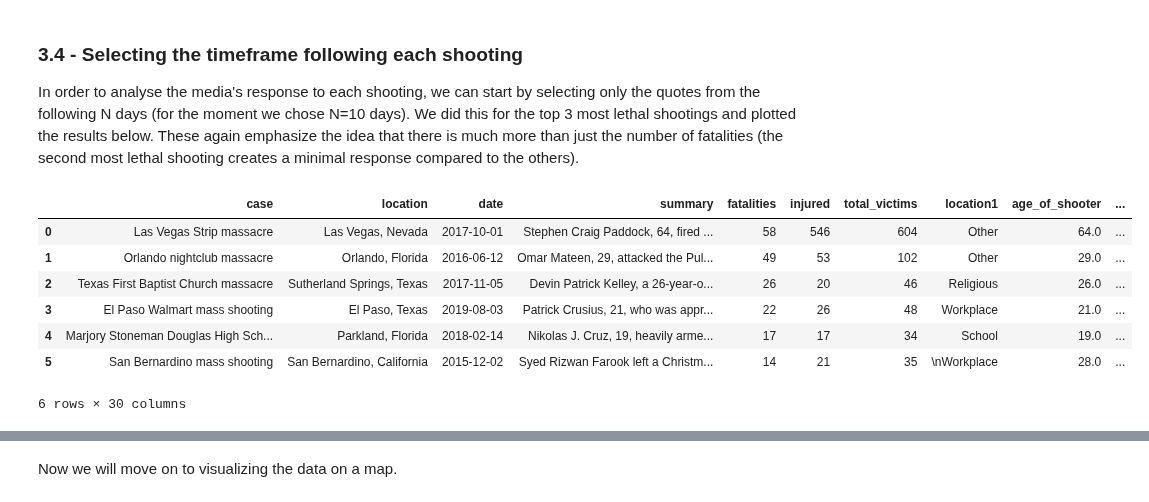
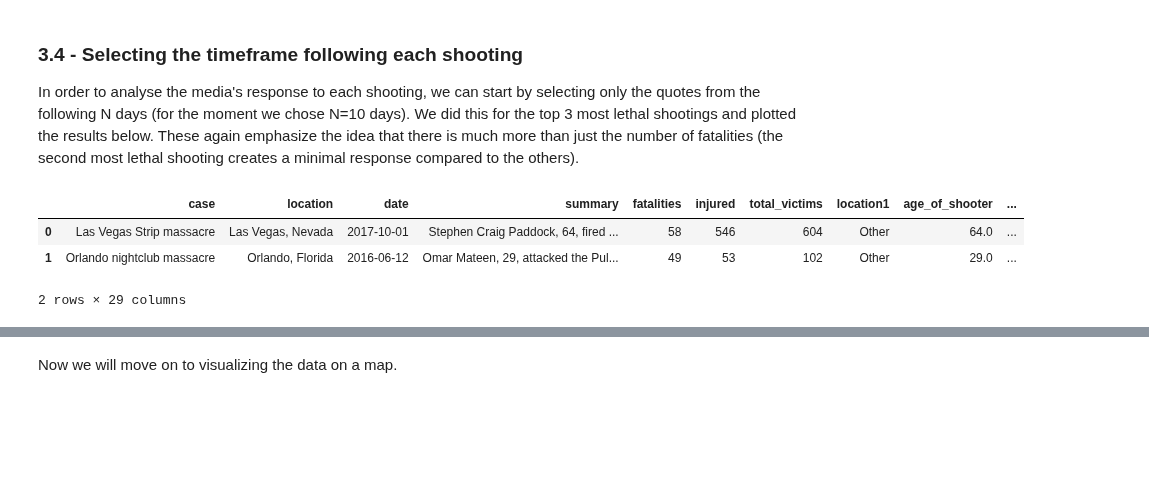
Before and after one commit to epfl-ada/ada-2021-project-clezemath, a Jupyter notebook: milestone3.ipynb, the cells around one changed output, grey strips where cells are left out. Saved outputs shown, nothing was run; the diff lists cells and outputs as text; code cells hidden in the pictures; blank space fills up the shorter version.

```diff
--- a/milestone3.ipynb
+++ b/milestone3.ipynb
@@ -432,81 +432,44 @@ In order to analyse the media's response to each shooting, we can start by selec
 from datetime import timedelta
 
 # Create empty columns to fill for some key numbers regarding the shootings
 data2['numQuotes_after_10'] = 0
 data2['numQuotes_before_10'] = 0
 data2['relative_increase'] = 0
-data2['slope'] = 0
+#data2['slope'] = 0
 
 for i in range(0,len(data2)):
 
     # Get the date of the (i+1)th most lethal shooting
     shooting_date = data2.sort_values(by='fatalities',ascending=False)['date'].iloc[i]
 
-    # Select only the quotes in the 10 days following the selected shooting
-    shooting_after =  data1[((data1['date'] >= shooting_date))]
-    shooting_after =  shooting_after[(shooting_after['date'] < shooting_date + timedelta(days=10))]
-
     # Select only the quotes in the 10 days before the selected shooting
     shooting_before =  data1[((data1['date'] <= shooting_date))]
     shooting_before =  shooting_before[(shooting_before['date'] > shooting_date - timedelta(days=10))]
 
-    # For each shooting (each row in data2), add column with the number of quotes in the next 10 days
-    data2['numQuotes_after_10'].iloc[i] = shooting_after['numOccurrences'].sum()
-
     # For each shooting (each row in data2), add column with the number of quotes in the previous 10 days
     data2['numQuotes_before_10'].iloc[i] = shooting_before['numOccurrences'].sum()
-
-    # Get the slope of decrease in quotes after each shooting, gives a sense of how quick news faded
-    import datetime as dt
-    from sklearn import linear_model
-    shooting_after['date'] = pd.to_datetime(shooting_after['date']).map(dt.datetime.toordinal)
-    slope, intr, r, p_v, std = stats.linregress(shooting_after['date'], shooting_after['numOccurrences'])
-    data2['slope'].iloc[i] = slope
-
-    #### FOR THE PLOTS #####
-
-    '''
-    # Get the date of the (i+1)th most lethal shooting
-    shooting_date = data2.sort_values(by='fatalities',ascending=False)['date'].iloc[i]
 
     # Select only the quotes in the 10 days following the selected shooting
     shooting_after =  data1[((data1['date'] >= shooting_date))]
     shooting_after =  shooting_after[(shooting_after['date'] < shooting_date + timedelta(days=10))]
 
-    fig, ax1 = plt.subplots(figsize=(12,3))
+    # For each shooting (each row in data2), add column with the number of quotes in the next 10 days
+    data2['numQuotes_after_10'].iloc[i] = shooting_after['numOccurrences'].sum()
 
-    # Plotting the quotes over time (blue barplot)
-    color = 'tab:blue'
-    ax1.set_title('Quotes following the number ' + str(i+1) + ' most lethal shooting')
-    ax1.set_xlabel('Date')
-    ax1.set_ylabel('Quotes', color=color)
-    ax1.bar(shooting_after['date'], shooting_after['numOccurrences'], color=color, alpha=0.5, width = 0.8)
-    ax1.tick_params(axis='y', labelcolor=color)
-    ax1.set_xlim(shooting_date,shooting_date+ timedelta(days=10))
-    ax1.set_ylim(0,22000)
+    ## Get the slope of decrease in quotes after each shooting, gives a sense of how quick news faded
+    #import datetime as dt
+    #from sklearn import linear_model
+    #shooting_after['date'] = pd.to_datetime(shooting_after['date']).map(dt.datetime.toordinal)
+    #slope, intr, r, p_v, std = stats.linregress(shooting_after['date'], shooting_after['numOccurrences'])
+    #data2['slope'].iloc[i] = slope
 
-    # Same x-axis, but different y axis
-    ax2 = ax1.twinx()
+# For each shooting (each row in data2), add column with the number of quotes in the previous 10 days
+data2['relative_increase'] = (data2.numQuotes_after_10 - data2.numQuotes_before_10)/data2.numQuotes_before_10
 
-    # Plotting the fatalities due to shootings over time (orange barplot)
-    color = 'tab:orange'
-    ax2.set_ylabel('Fatalities', color=color)  # we already handled the x-label with ax1
-    ax2.bar(data2['date'], data2['fatalities'], color=color, alpha=0.9, width = 0.5)
-    ax2.tick_params(axis='y', labelcolor=color)
-
-plt.show()
-'''
-# For each shooting (each row in data2), add column with the number of quotes in the previous 10 days
-data2['relative_increase'] = (data2['numQuotes_after_10'] - data2['numQuotes_before_10'])/data2['numQuotes_before_10']
-
-data2.head(n=6)
+data2.head(n=2)
 # %% [output]
 |  | case | location | date | summary | fatalities | injured | total_victims | location1 | age_of_shooter | ... |
 | 0 | Las Vegas Strip massacre | Las Vegas, Nevada | 2017-10-01 | Stephen Craig Paddock, 64, fired ... | 58 | 546 | 604 | Other | 64.0 | ... |
 | 1 | Orlando nightclub massacre | Orlando, Florida | 2016-06-12 | Omar Mateen, 29, attacked the Pul... | 49 | 53 | 102 | Other | 29.0 | ... |
-| 2 | Texas First Baptist Church massacre | Sutherland Springs, Texas | 2017-11-05 | Devin Patrick Kelley, a 26-year-o... | 26 | 20 | 46 | Religious | 26.0 | ... |
-| 3 | El Paso Walmart mass shooting | El Paso, Texas | 2019-08-03 | Patrick Crusius, 21, who was appr... | 22 | 26 | 48 | Workplace | 21.0 | ... |
-| 4 | Marjory Stoneman Douglas High Sch... | Parkland, Florida | 2018-02-14 | Nikolas J. Cruz, 19, heavily arme... | 17 | 17 | 34 | School | 19.0 | ... |
-| 5 | San Bernardino mass shooting | San Bernardino, California | 2015-12-02 | Syed Rizwan Farook left a Christm... | 14 | 21 | 35 | \nWorkplace | 28.0 | ... |
-6 rows × 30 columns
+2 rows × 29 columns
 # %%
```
Also changed, not shown: parts of 8 cells of this notebook.
